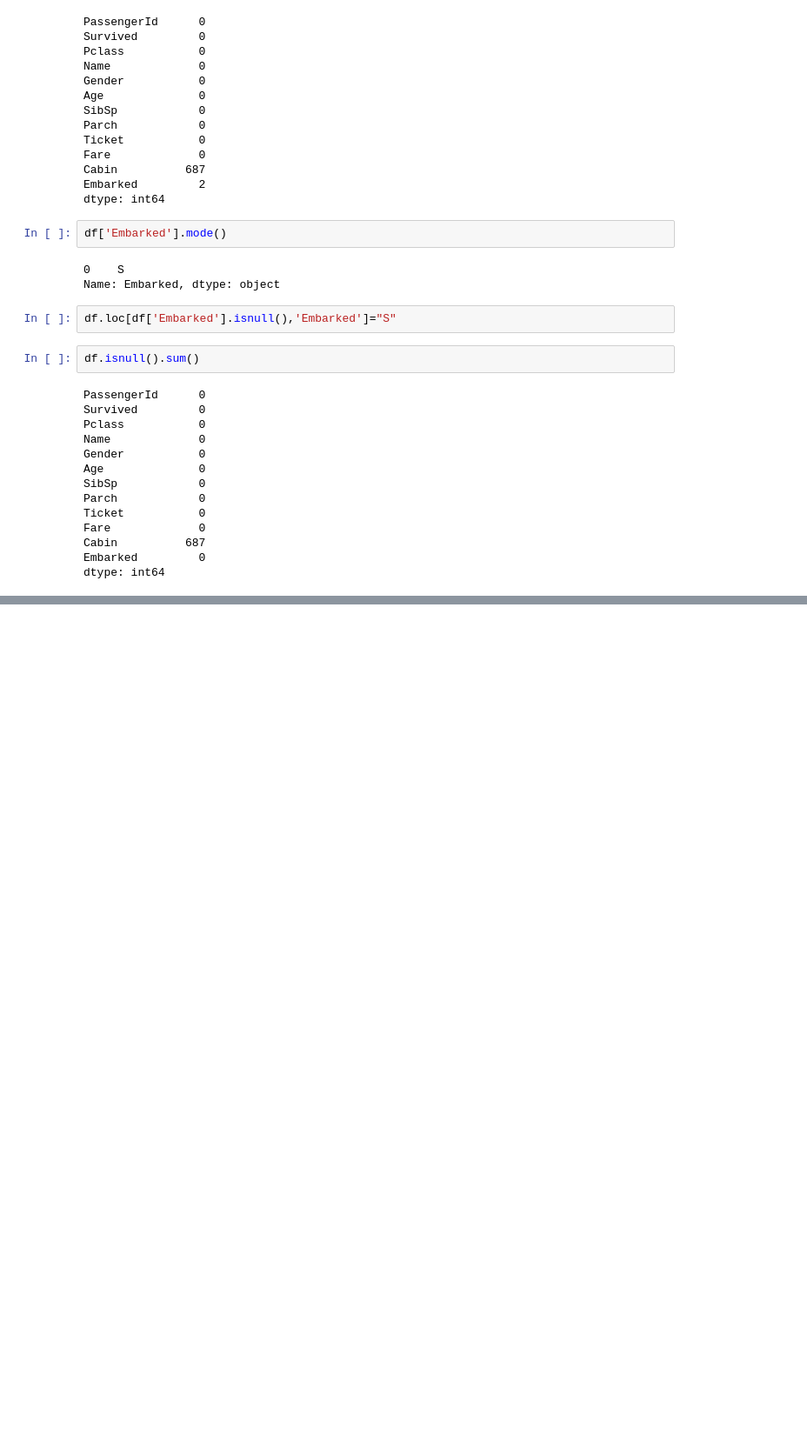
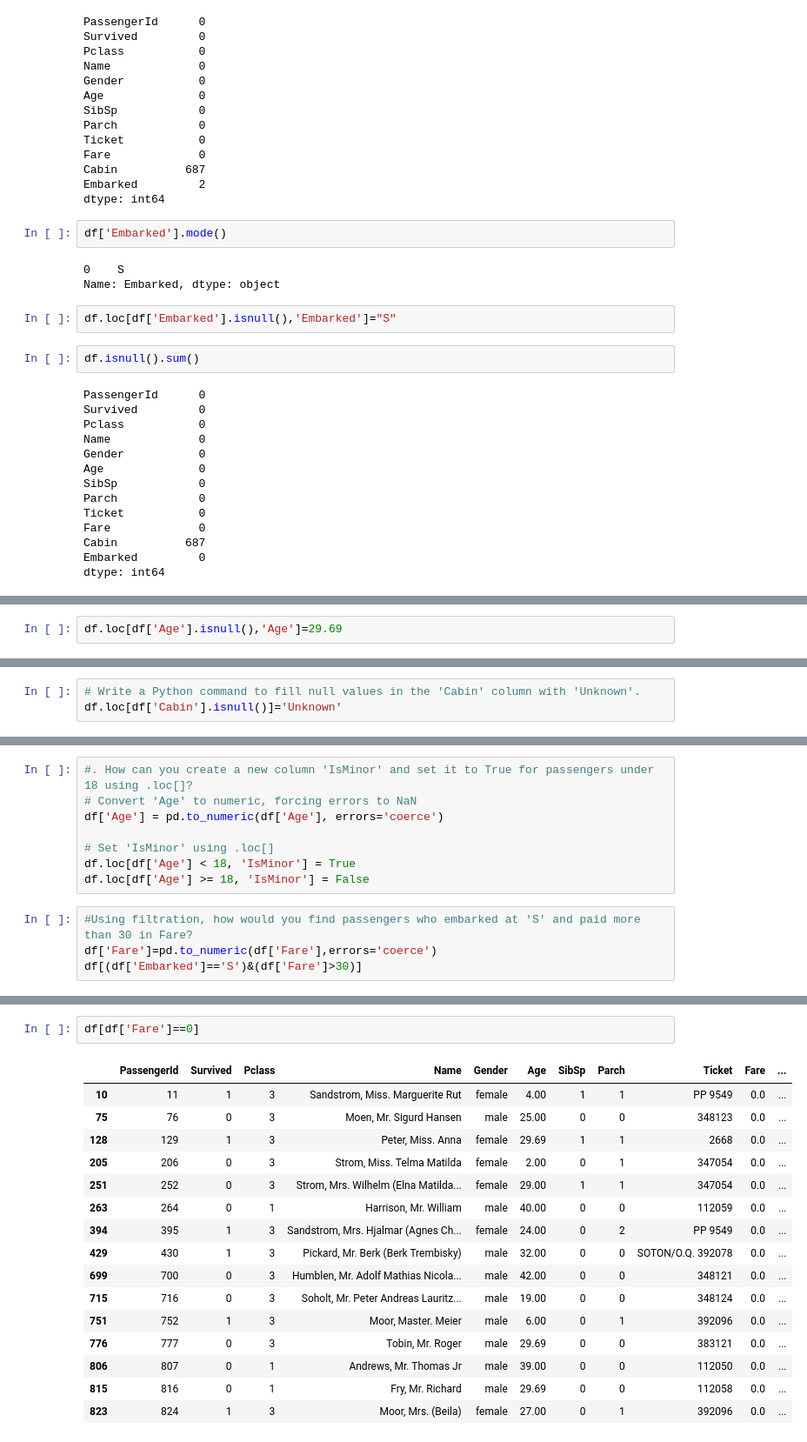
Before and after one commit to TrishaKollabattula/CRT, a Jupyter notebook: day4.ipynb, the cells around one changed output, grey strips where cells are left out. Shown at 87% size. Saved outputs shown, nothing was run; the diff lists cells and outputs as text; blank space fills up the shorter version.

```diff
--- a/day4.ipynb
+++ b/day4.ipynb
@@ -302,0 +379,2 @@ dtype: int64
+# %%
+df.loc[df['Age'].isnull(),'Age']=29.69
@@ -302,0 +425,3 @@ dtype: int64
+# %%
+# Write a Python command to fill null values in the 'Cabin' column with 'Unknown'.
+df.loc[df['Cabin'].isnull()]='Unknown'
@@ -302,0 +444,12 @@ dtype: int64
+# %%
+#. How can you create a new column 'IsMinor' and set it to True for passengers under 18 using .loc[]?
+# Convert 'Age' to numeric, forcing errors to NaN
+df['Age'] = pd.to_numeric(df['Age'], errors='coerce')
+
+# Set 'IsMinor' using .loc[]
+df.loc[df['Age'] < 18, 'IsMinor'] = True
+df.loc[df['Age'] >= 18, 'IsMinor'] = False
+# %%
+#Using filtration, how would you find passengers who embarked at 'S' and paid more than 30 in Fare?
+df['Fare']=pd.to_numeric(df['Fare'],errors='coerce')
+df[(df['Embarked']=='S')&(df['Fare']>30)]
@@ -302,0 +470,19 @@ dtype: int64
+# %%
+df[df['Fare']==0]
+# %% [output]
+|  | PassengerId | Survived | Pclass | Name | Gender | Age | SibSp | Parch | Ticket | Fare | ... |
+| 10 | 11 | 1 | 3 | Sandstrom, Miss. Marguerite Rut | female | 4.00 | 1 | 1 | PP 9549 | 0.0 | ... |
+| 75 | 76 | 0 | 3 | Moen, Mr. Sigurd Hansen | male | 25.00 | 0 | 0 | 348123 | 0.0 | ... |
+| 128 | 129 | 1 | 3 | Peter, Miss. Anna | female | 29.69 | 1 | 1 | 2668 | 0.0 | ... |
+| 205 | 206 | 0 | 3 | Strom, Miss. Telma Matilda | female | 2.00 | 0 | 1 | 347054 | 0.0 | ... |
+| 251 | 252 | 0 | 3 | Strom, Mrs. Wilhelm (Elna Matilda... | female | 29.00 | 1 | 1 | 347054 | 0.0 | ... |
+| 263 | 264 | 0 | 1 | Harrison, Mr. William | male | 40.00 | 0 | 0 | 112059 | 0.0 | ... |
+| 394 | 395 | 1 | 3 | Sandstrom, Mrs. Hjalmar (Agnes Ch... | female | 24.00 | 0 | 2 | PP 9549 | 0.0 | ... |
+| 429 | 430 | 1 | 3 | Pickard, Mr. Berk (Berk Trembisky) | male | 32.00 | 0 | 0 | SOTON/O.Q. 392078 | 0.0 | ... |
+| 699 | 700 | 0 | 3 | Humblen, Mr. Adolf Mathias Nicola... | male | 42.00 | 0 | 0 | 348121 | 0.0 | ... |
+| 715 | 716 | 0 | 3 | Soholt, Mr. Peter Andreas Lauritz... | male | 19.00 | 0 | 0 | 348124 | 0.0 | ... |
+| 751 | 752 | 1 | 3 | Moor, Master. Meier | male | 6.00 | 0 | 1 | 392096 | 0.0 | ... |
+| 776 | 777 | 0 | 3 | Tobin, Mr. Roger | male | 29.69 | 0 | 0 | 383121 | 0.0 | ... |
+| 806 | 807 | 0 | 1 | Andrews, Mr. Thomas Jr | male | 39.00 | 0 | 0 | 112050 | 0.0 | ... |
+| 815 | 816 | 0 | 1 | Fry, Mr. Richard | male | 29.69 | 0 | 0 | 112058 | 0.0 | ... |
+| 823 | 824 | 1 | 3 | Moor, Mrs. (Beila) | female | 27.00 | 0 | 1 | 392096 | 0.0 | ... |
```
Also changed, not shown: parts of 19 cells of this notebook.
